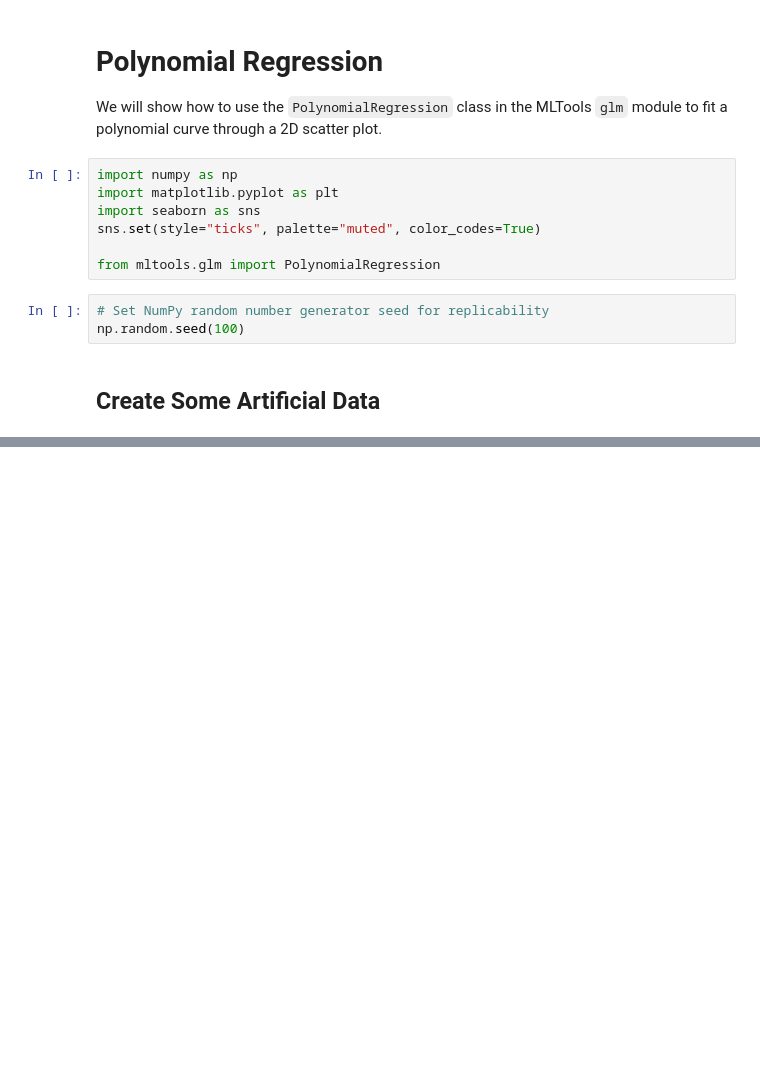
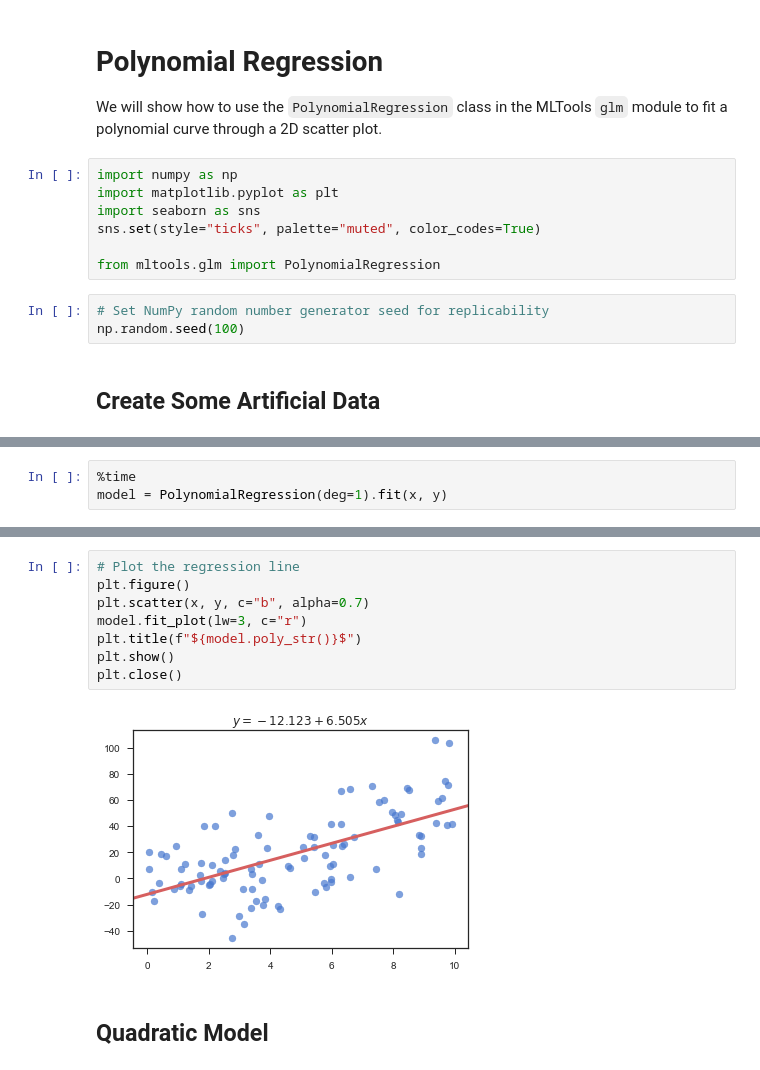
Before and after one commit to artemmavrin/StatTools, a Jupyter notebook: examples/Polynomial Regression.ipynb, the cells around one changed output, grey strips where cells are left out. Drawn from its saved outputs; the diff is of its cells as text; blank space fills up the shorter version.

```diff
--- a/examples/Polynomial Regression.ipynb
+++ b/examples/Polynomial Regression.ipynb
@@ -24,0 +47,3 @@ y = a + b * x + c * (x ** 2) + np.random.normal(0, 10, n)
+# %%
+%time
+model = PolynomialRegression(deg=1).fit(x, y)
@@ -25,3 +53,15 @@ y = a + b * x + c * (x ** 2) + np.random.normal(0, 10, n)
+# %%
+# Plot the regression line
+plt.figure()
+plt.scatter(x, y, c="b", alpha=0.7)
+model.fit_plot(lw=3, c="r")
+plt.title(f"${model.poly_str()}$")
+plt.show()
+plt.close()
+# %% [output]
+[figure, added]
+# %% [markdown]
+## Quadratic Model
 # %%
 %time
 model = PolynomialRegression(deg=2).fit(x, y)
```
Also changed, not shown: parts of 21 cells of this notebook, 1 other file.
